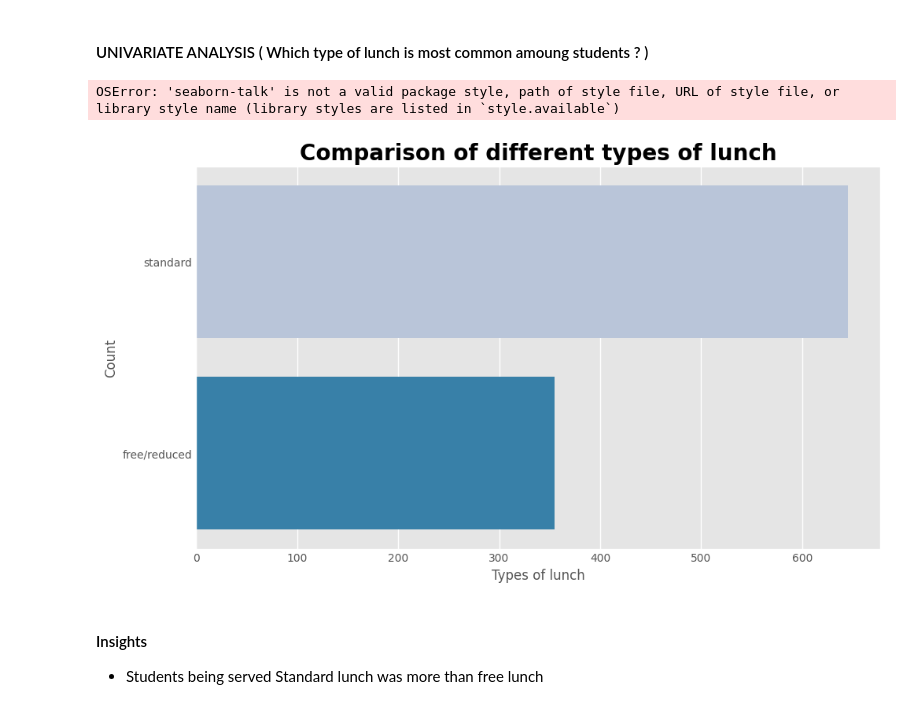
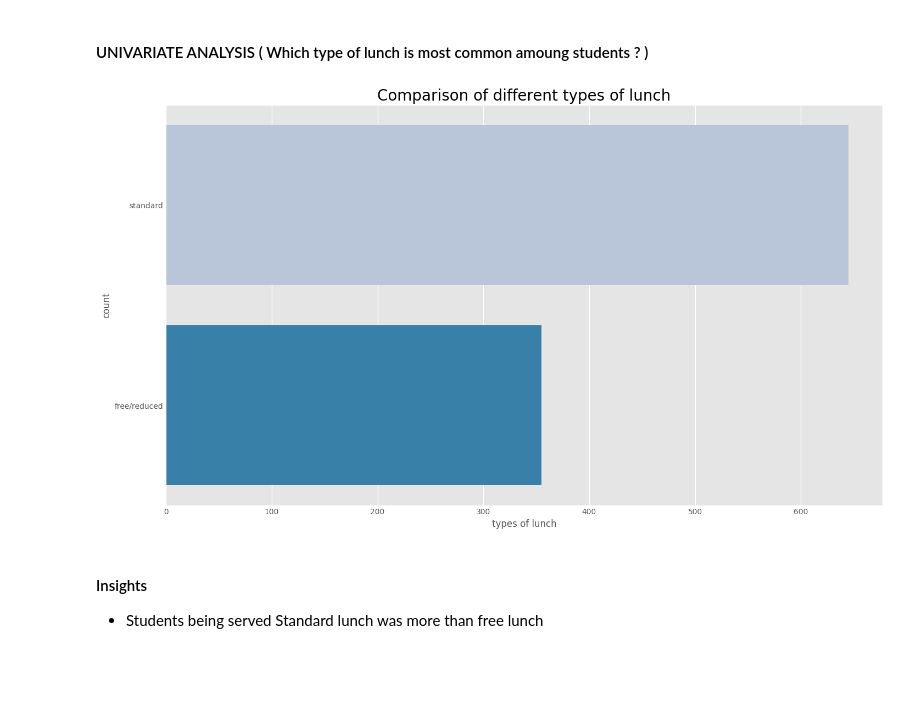
Before and after one commit to Areefa0504/MLProjects, a Jupyter notebook: notebook/data/1 . EDA STUDENT PERFORMANCE .ipynb, the cells around one changed output. Saved outputs shown, nothing was run; the diff lists cells and outputs as text; code cells hidden in the pictures; blank space fills up the shorter version.

```diff
--- a/notebook/data/1 . EDA STUDENT PERFORMANCE .ipynb
+++ b/notebook/data/1 . EDA STUDENT PERFORMANCE .ipynb
@@ -573,24 +572,14 @@ plt.show()
 #### UNIVARIATE ANALYSIS ( Which type of lunch is most common amoung students ? )
 # %%
 plt.rcParams['figure.figsize'] = (15, 9)
-plt.style.use('seaborn-talk')
+plt.style.use('ggplot')
 sns.countplot(df['lunch'], palette = 'PuBu')
 plt.title('Comparison of different types of lunch', fontweight = 30, fontsize = 20)
 plt.xlabel('types of lunch')
 plt.ylabel('count')
 plt.show()
 # %% [output]
-OSError: 'seaborn-talk' is not a valid package style, path of style file, URL of style file, or library style name (library styles are listed in `style.available`)
+[figure, added]
-# %%
-plt.rcParams['figure.figsize'] = (10, 6)
-plt.style.use('ggplot')
-sns.countplot(df['lunch'], palette='PuBu')
-plt.title('Comparison of different types of lunch', fontweight='bold', fontsize=20)
-plt.xlabel('Types of lunch')
-plt.ylabel('Count')
-plt.show()
-# %% [output]
-[figure, removed]
 # %% [markdown]
 #### Insights
 - Students being served Standard lunch was more than free lunch
```
Also changed, not shown: parts of 2 cells of this notebook, 8 other files.
